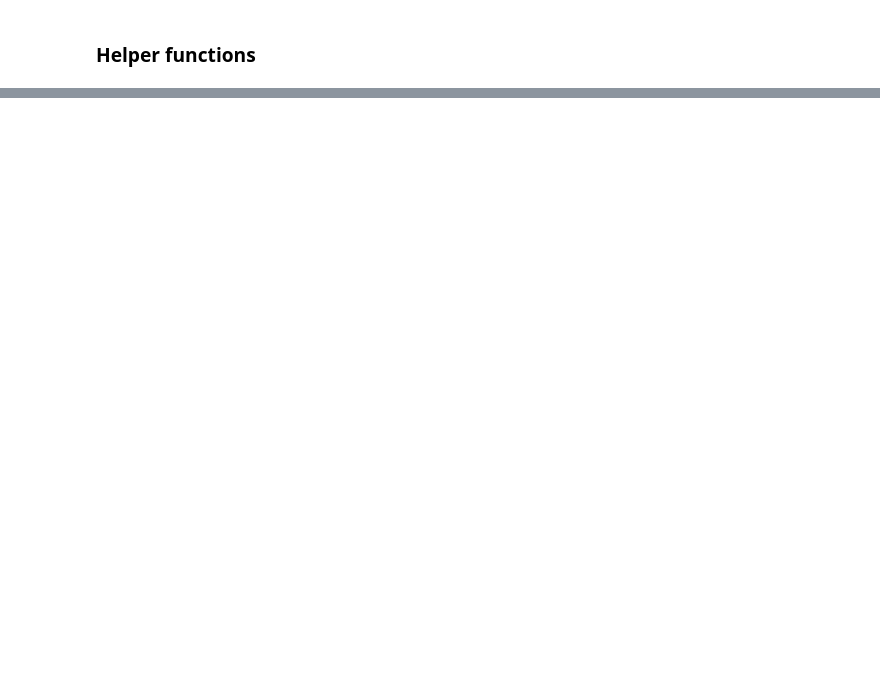
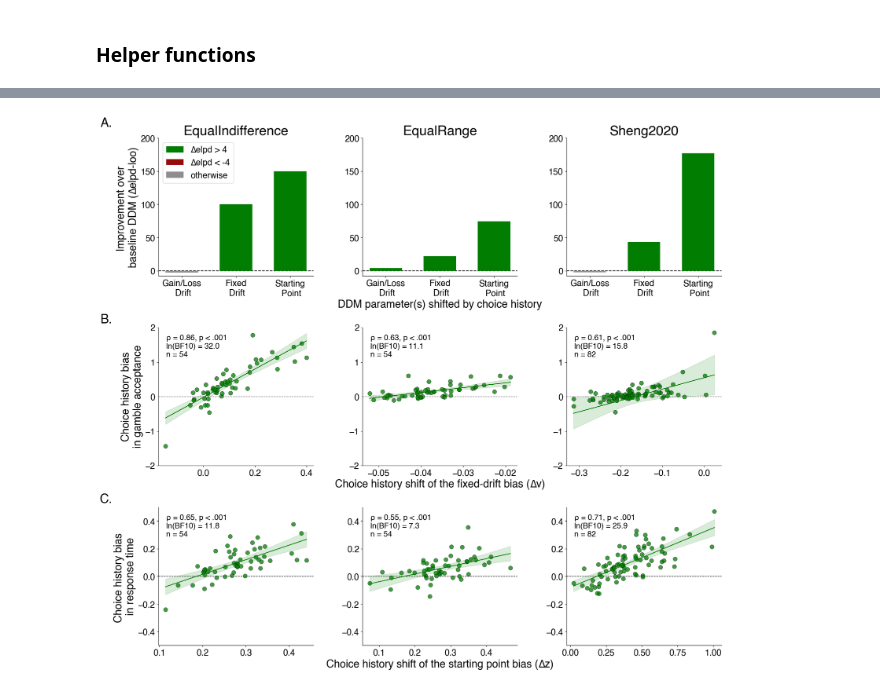
Before and after one commit to GusStgoReyes/riskhistory, a Jupyter notebook: figures_official/figure3.ipynb, the cells around one changed output, grey strips where cells are left out. Drawn from its saved outputs; the diff is of its cells as text; code cells hidden in the pictures; blank space fills up the shorter version.

```diff
--- a/figures_official/figure3.ipynb
+++ b/figures_official/figure3.ipynb
@@ -3,18 +3,24 @@
 # %%
 from riskhistory.format import rcParams
+from riskhistory.config import results_pth
+from riskhistory.utils import bootstrap_spearman_difference
 from riskhistory.data import (
-    load_behavioral_data,
-    load_rtlme_interaction_avgpred,
-    load_rtlme_interaction_contrasts,
-    DATASET_CURRENCY,
-    LOSS_AVERSION,
+    load_loo_comparison,
+    load_ddm_subj_params,
+    load_choicehistorypersubject,
+    load_rtlme_switchpersubject_betas,
     DATASET_LABELS,
 )
 import numpy as np
 import pandas as pd
 import matplotlib.pyplot as plt
-import seaborn as sns
+import matplotlib.patches as mpatches
+import pingouin as pg
+import statsmodels.api as sm
 
 DATASETS = ["equalIndifference", "equalRange", "sheng2020"]
+STP_DDM_MODEL = "HDDM_Base_Lag1-full"
+DRIFT_DDM_MODEL = "HDDM_Base_Lag1-full"
+VAL_DDM_MODEL = "HDDM_Base_Lag1-full"
 # %% [markdown]
 ### Helper functions
@@ -216,0 +227,30 @@ for name, draw_row in ROW_FIGURES:
+# %%
+fig, axes = plt.subplots(nrows=3, ncols=3, figsize=(18, 16), layout="constrained")
+elpd_labels = [label for _, label in ELPD_MODEL_ORDER]
+
+for col, ds in enumerate(DATASETS):
+    plot_elpd_bars(axes[0, col], elpd_vs_baseline[ds], elpd_labels, col, show_legend=(col == 0))
+    axes[0, col].set_title(DATASET_LABELS.get(ds, ds))
+
+    merged = drift_vs_choice[ds]
+    plot_spearman_corr(axes[1, col], merged["v_choice_prev1"], merged["choice_prev1_effect"], ylim=(-2, 2))
+    style_axis(axes[1, col], col,
+               ylabel="Choice history bias\nin gamble acceptance",
+               xlabel="Choice history shift of the fixed-drift bias (∆v)")
+
+    merged = z_vs_switch[ds]
+    plot_spearman_corr(axes[2, col], merged["z_choice_prev1"], merged["switch_effect"], ylim=(-0.5, 0.5))
+    style_axis(axes[2, col], col,
+               ylabel="Choice history bias \nin response time",
+               xlabel="Choice history shift of the starting point bias (∆z)")
+
+# Same "A."/"B."/"C." placement convention as figure1.ipynb
+for row, label in enumerate(["A.", "B.", "C."]):
+    y = 1.15 if row == 0 else 1.1
+    axes[row, 0].text(-0.3, y, label, transform=axes[row, 0].transAxes,
+                      fontsize=26, fontweight="bold", va="top", ha="right")
+
+fig.savefig("saved/figure3.svg", dpi=300, bbox_inches="tight")
+plt.show()
+# %% [output]
+[figure, added]
```
Also changed, not shown: parts of 10 cells of this notebook, 10 other files.
